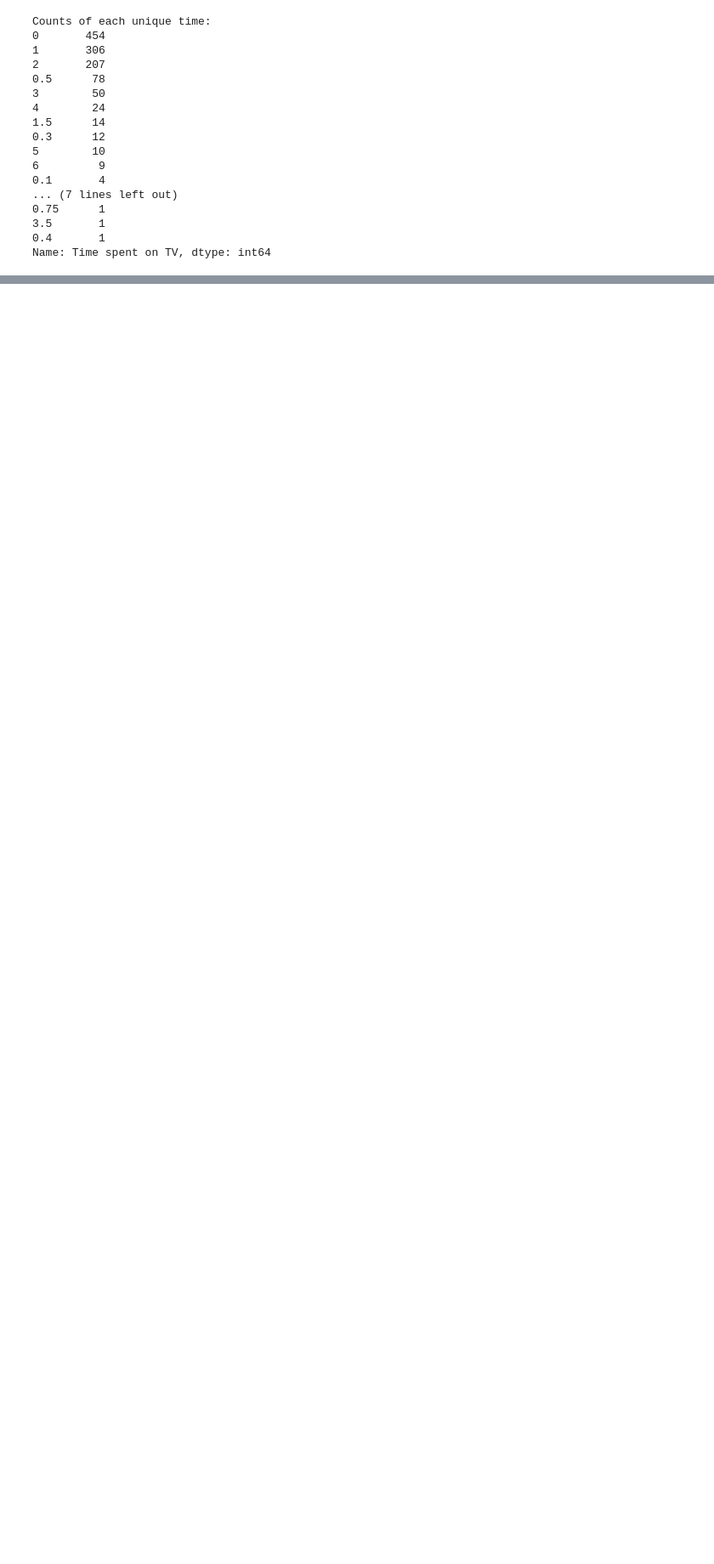
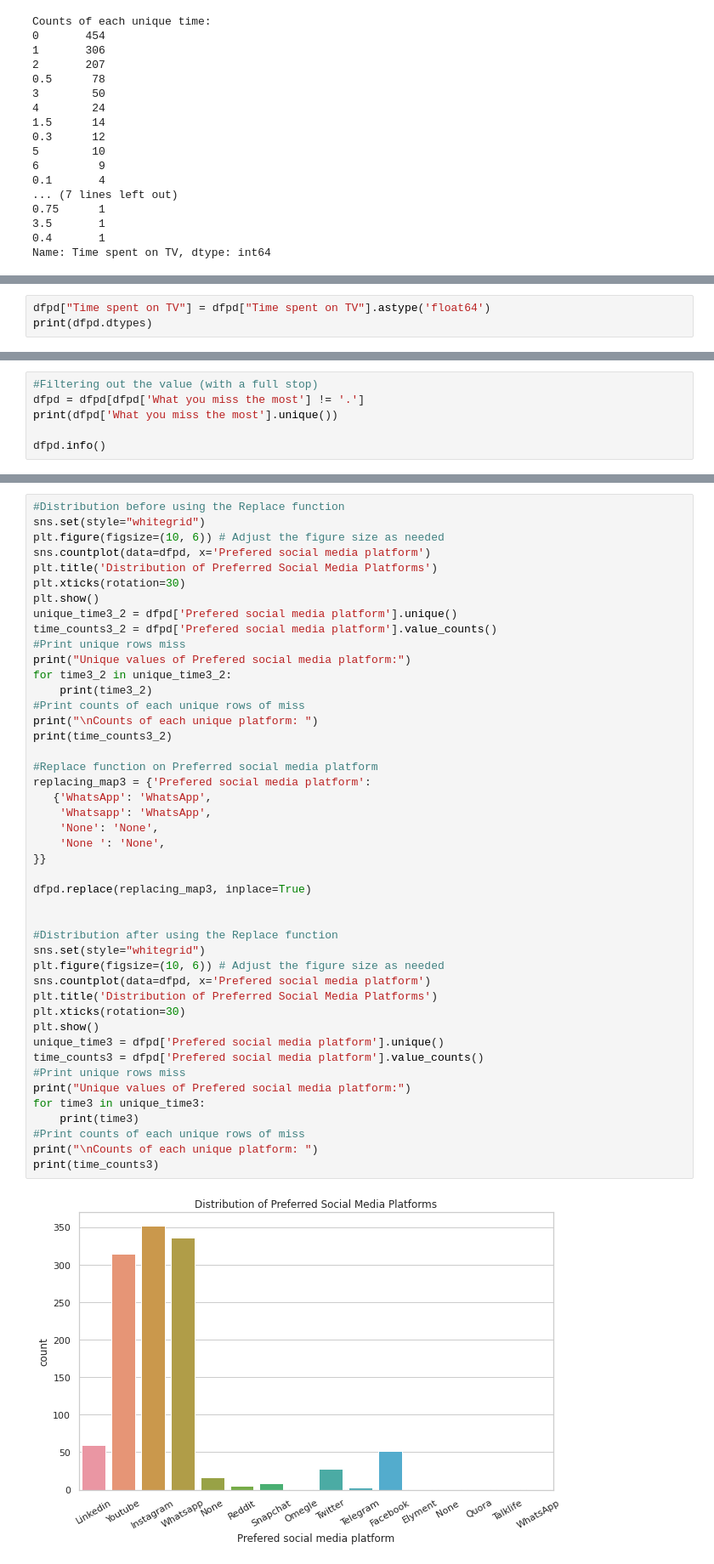
Before and after one commit to tanguolin/Iteration4, a Jupyter notebook: wtam186_Iteration4.ipynb, the cells around one changed output, grey strips where cells are left out. Shown: that part at 85% size. Saved outputs shown, nothing was run; the diff lists cells and outputs as text; blank space fills up the shorter version.

```diff
--- a/wtam186_Iteration4.ipynb
+++ b/wtam186_Iteration4.ipynb
@@ -471,0 +484,3 @@ Name: Time spent on TV, dtype: int64
+# %%
+dfpd["Time spent on TV"] = dfpd["Time spent on TV"].astype('float64')
+print(dfpd.dtypes)
@@ -471,0 +590,6 @@ Name: Time spent on TV, dtype: int64
+# %%
+#Filtering out the value (with a full stop)
+dfpd = dfpd[dfpd['What you miss the most'] != '.']
+print(dfpd['What you miss the most'].unique())
+
+dfpd.info()
@@ -471,0 +746,47 @@ Name: Time spent on TV, dtype: int64
+# %%
+#Distribution before using the Replace function
+sns.set(style="whitegrid")
+plt.figure(figsize=(10, 6)) # Adjust the figure size as needed
+sns.countplot(data=dfpd, x='Prefered social media platform')
+plt.title('Distribution of Preferred Social Media Platforms')
+plt.xticks(rotation=30)
+plt.show()
+unique_time3_2 = dfpd['Prefered social media platform'].unique()
+time_counts3_2 = dfpd['Prefered social media platform'].value_counts()
+#Print unique rows miss
+print("Unique values of Prefered social media platform:")
+for time3_2 in unique_time3_2:
+    print(time3_2)
+#Print counts of each unique rows of miss
+print("\nCounts of each unique platform: ")
+print(time_counts3_2)
+
+#Replace function on Preferred social media platform
+replacing_map3 = {'Prefered social media platform':
+   {'WhatsApp': 'WhatsApp',
+    'Whatsapp': 'WhatsApp',
+    'None': 'None',
+    'None ': 'None',
+}}
+
+dfpd.replace(replacing_map3, inplace=True)
+
+
+#Distribution after using the Replace function
+sns.set(style="whitegrid")
+plt.figure(figsize=(10, 6)) # Adjust the figure size as needed
+sns.countplot(data=dfpd, x='Prefered social media platform')
+plt.title('Distribution of Preferred Social Media Platforms')
+plt.xticks(rotation=30)
+plt.show()
+unique_time3 = dfpd['Prefered social media platform'].unique()
+time_counts3 = dfpd['Prefered social media platform'].value_counts()
+#Print unique rows miss
+print("Unique values of Prefered social media platform:")
+for time3 in unique_time3:
+    print(time3)
+#Print counts of each unique rows of miss
+print("\nCounts of each unique platform: ")
+print(time_counts3)
+# %% [output]
+[figure, added]
```
Also changed, not shown: parts of 14 cells of this notebook.
